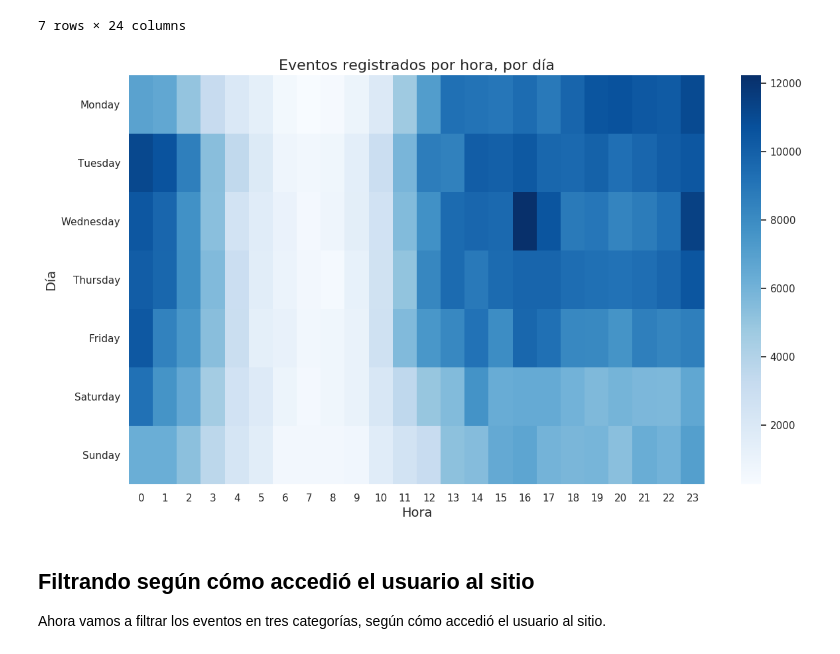
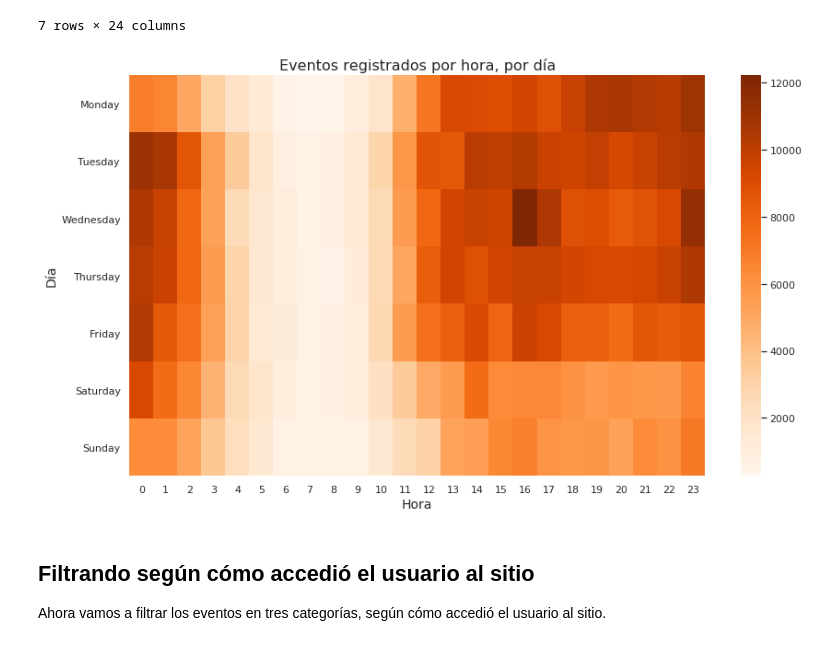
Before and after one commit to ndvazquez/7506-OrganizacionDeDatos, a Jupyter notebook: Eventos en el tiempo.ipynb, the cells around one changed output. Drawn from its saved outputs; the diff is of its cells as text; code cells hidden in the pictures.

```diff
--- a/Eventos en el tiempo.ipynb
+++ b/Eventos en el tiempo.ipynb
@@ -59,10 +59,10 @@ def crear_grafico_heatmap(heatmap, color, titulo):
     return g
 # %%
 plt.figure(figsize=[14,8])
-g = crear_grafico_heatmap(_heatmap, 'Blues', 'Eventos registrados por hora, por día')
+g = crear_grafico_heatmap(_heatmap, 'Oranges', 'Eventos registrados por hora, por día')
 plt.show()
 # %% [output]
-[figure, old version]
+[figure, new version]
 # %% [markdown]
 ## Filtrando según cómo accedió el usuario al sitio
 
```
Also changed, not shown: 1 other file.
